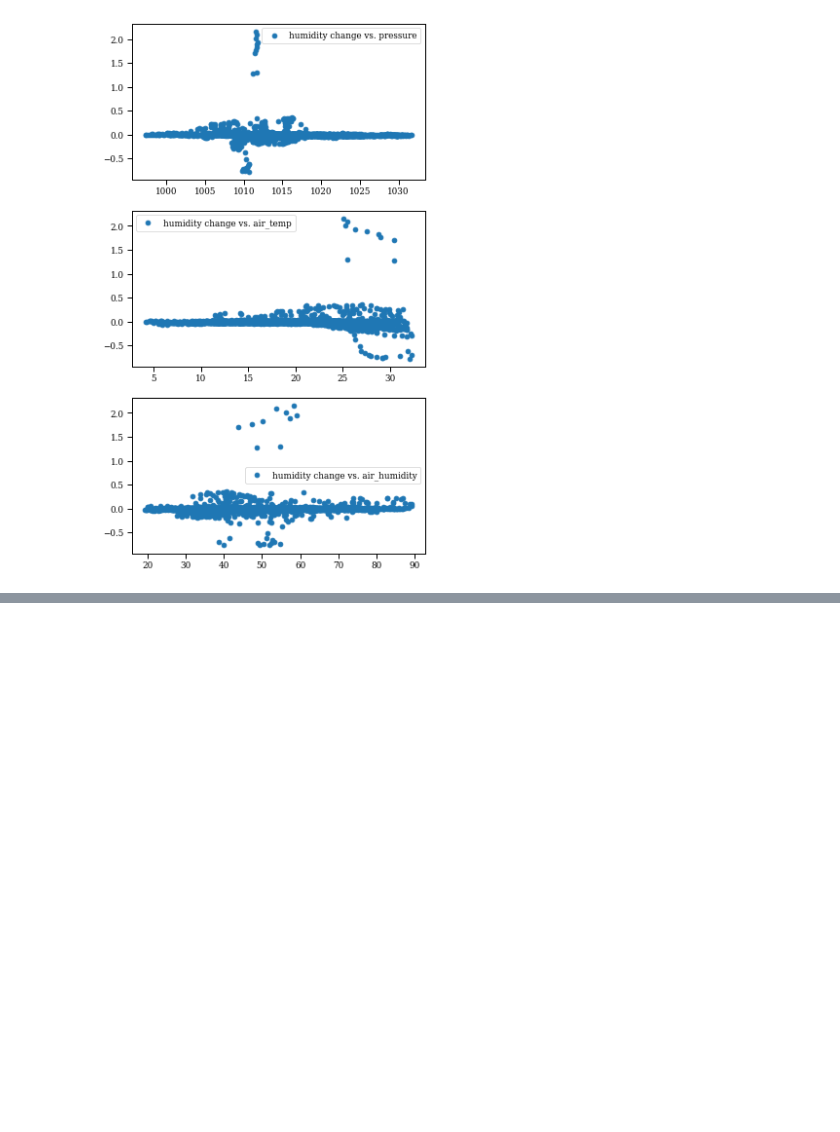
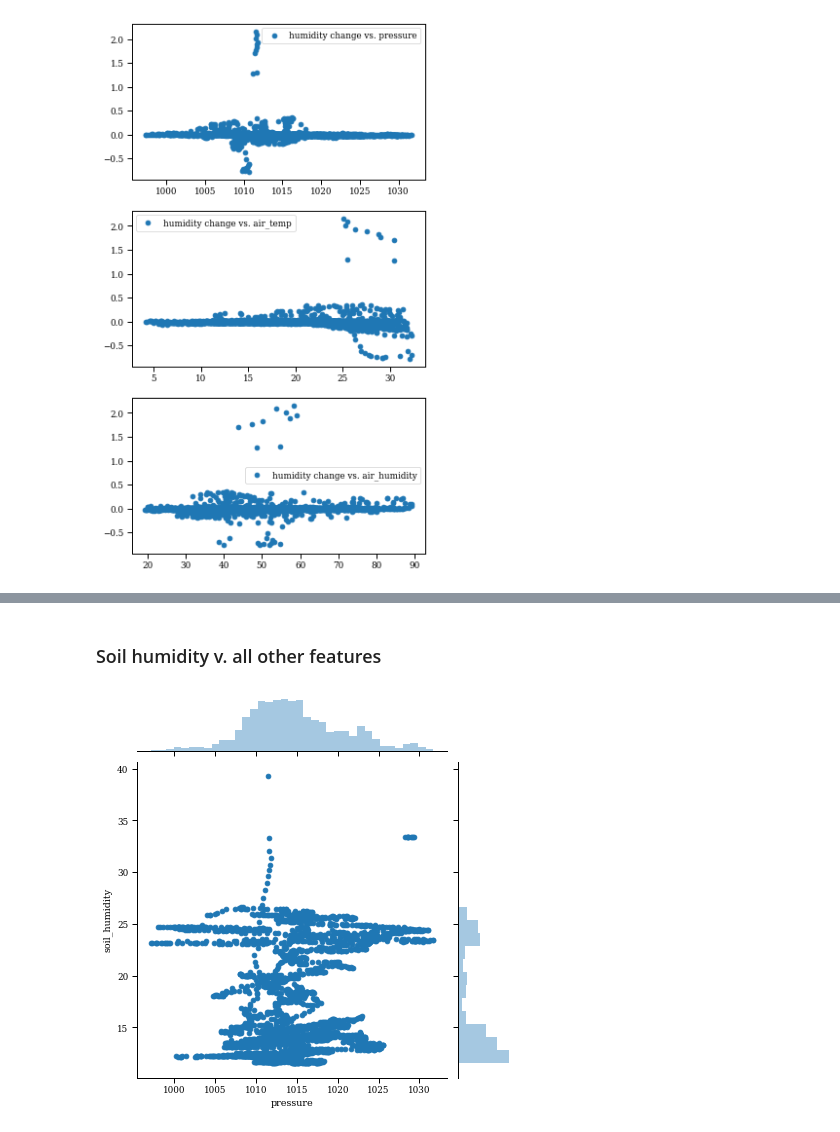
Before and after one commit to h-beacon/humidity-time-series, a Jupyter notebook: notebooks/01-humidity-change-vs-pressure.ipynb, the cells around one changed output, grey strips where cells are left out. Saved outputs shown, nothing was run; the diff lists cells and outputs as text; code cells hidden in the pictures; blank space fills up the shorter version.

```diff
--- a/notebooks/01-humidity-change-vs-pressure.ipynb
+++ b/notebooks/01-humidity-change-vs-pressure.ipynb
@@ -13,7 +13,8 @@ import seaborn as sns
 sns.set_context('paper')
 
 FIGS_PATH = '../figs'
-DATA_PATH = 'soil.csv'
+DATA_PATH = 'soil_averaged.csv'
+DATA_RAW_PATH = 'soil_raw.csv'
 # %% [markdown]
 # Utils
 # %%
@@ -159,0 +163,4 @@ plt.show()
+# %%
+headers = ['time', 'pressure', 'air_temp', 'air_humidity', 'soil_temp', 'soil_humidity']
+data = pd.read_csv(DATA_RAW_PATH, header=0, names=headers)
+data.head(50)
@@ -159,0 +185,7 @@ plt.show()
+# %% [markdown]
+### Soil humidity v. all other features
+# %%
+sns.jointplot(x='pressure', y='soil_humidity', data=data)
+plt.show()
+# %% [output]
+[figure, added]
```
Also changed, not shown: parts of 11 cells of this notebook, 2 other files.
